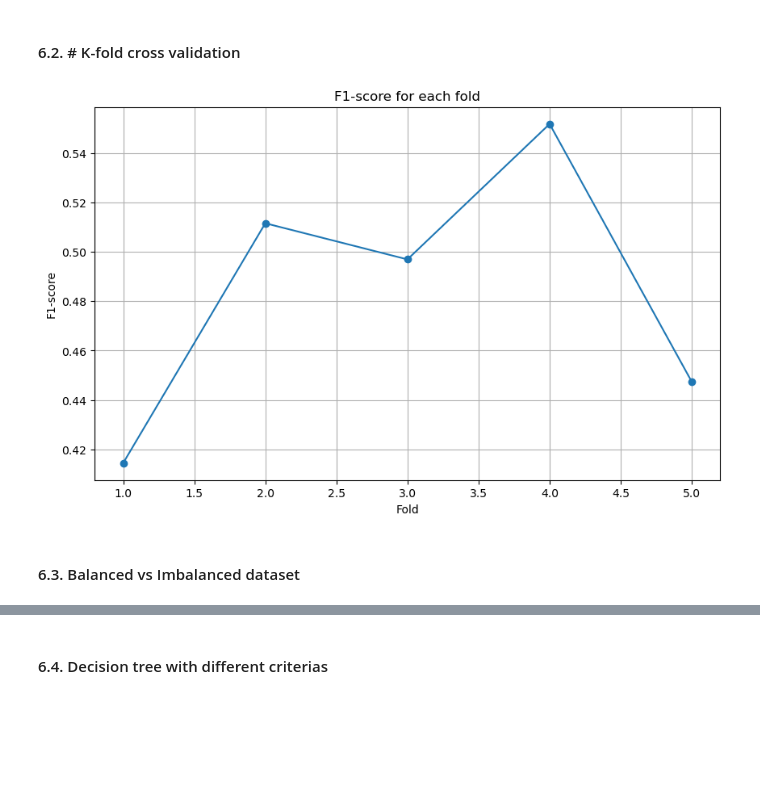
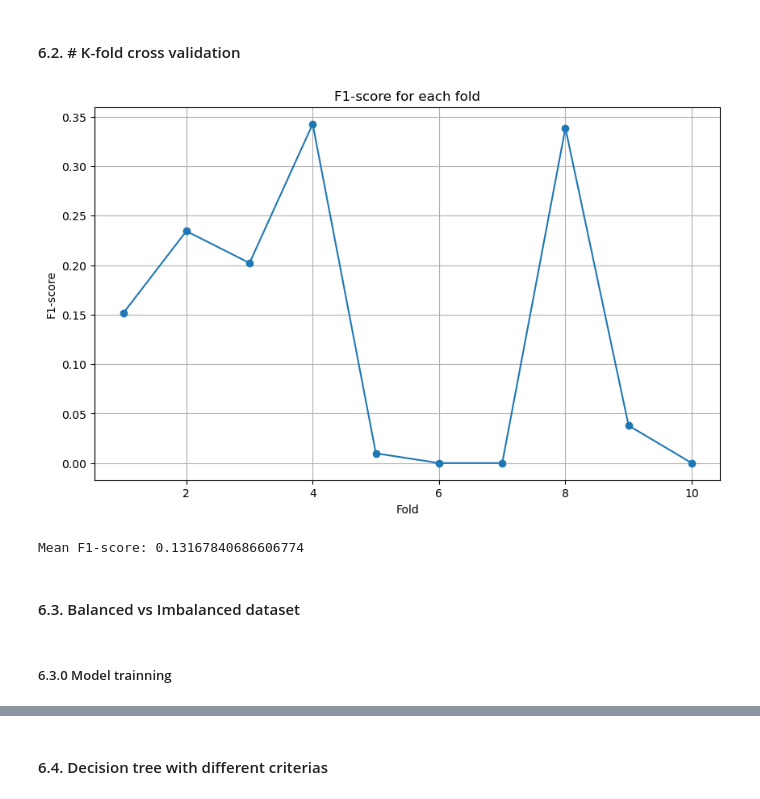
Before and after one commit to LuisDu902/MLChurnPrediction, a Jupyter notebook: project.ipynb, the cells around one changed output, grey strips where cells are left out. Saved outputs shown, nothing was run; the diff lists cells and outputs as text; code cells hidden in the pictures; blank space fills up the shorter version.

```diff
--- a/project.ipynb
+++ b/project.ipynb
@@ -309,10 +309,10 @@ plt.show()
 
 ### 5. Model training
 # %%
-all_inputs = dataframe[['CreditScore', 'Gender', 'Age', 'Tenure', 'Balance', 'NumOfProducts', 'HasCrCard', 'IsActiveMember', 'EstimatedSalary']].values
-all_labels = dataframe['Exited'].values
+balanced_inputs = balancedDataframe[['CreditScore', 'Gender', 'Age', 'Tenure', 'Balance', 'NumOfProducts', 'HasCrCard', 'IsActiveMember', 'EstimatedSalary']].values
+balanced_labels = balancedDataframe['Exited'].values
 
-(training_inputs, testing_inputs, training_classes, testing_classes) = train_test_split(all_inputs, all_labels, test_size=0.25, random_state=1)
+(balanced_training_inputs, balanced_testing_inputs, balanced_training_classes, balanced_testing_classes) = train_test_split(balanced_inputs, balanced_labels, test_size=0.25, random_state=1)
 # %% [markdown]
 #### 5.1. Decision tree
 # %%
@@ -469,33 +481,33 @@ To conduct tests with different training set sizes, we defined values between 60
 # %%
 # K-fold cross validation
 # aplicar este algoritmo
 
 import numpy as np
+from sklearn.model_selection import cross_val_score, StratifiedKFold
+
+
+np.random.seed(1)
 
 clf = MLPClassifier()
 f1_scorer = make_scorer(f1_score, pos_label='1')
 
-f1_scores_per_fold = []
+# K-fold cross validation
+cv = StratifiedKFold(n_splits=10, shuffle=True, random_state=42)
+cv_scores = cross_val_score(clf, all_inputs, all_labels, cv=cv, scoring=f1_scorer)
 
-# faço 10 vezes para ter uma média
-for _ in range(10):
-    # K-fold com K = 5
-    cv_scores = cross_val_score(clf, all_inputs, all_labels, cv=5, scoring=f1_scorer)
-    f1_scores_per_fold.append(cv_scores)
-
-
-f1_scores_per_fold = np.array(f1_scores_per_fold)
-mean_f1_score_per_fold = f1_scores_per_fold.mean(axis=0)
-mean_mean_f1_score = mean_f1_score_per_fold.mean()
+mean_f1_score = np.mean(cv_scores)
 
 plt.figure(figsize=(10, 6))
-plt.plot(np.arange(1, 6), mean_f1_score_per_fold, marker='o', linestyle='-')
+plt.plot(np.arange(1, 11), cv_scores, marker='o', linestyle='-')
 plt.xlabel('Fold')
 plt.ylabel('F1-score')
 plt.title('F1-score for each fold')
 plt.grid(True)
 plt.show()
+
+print("Mean F1-score:", mean_f1_score)
 # %% [output]
-[figure, old version]
+[figure, new version]
+Mean F1-score: 0.13167840686606774
 # %% [markdown]
 #### 6.3. Balanced vs Imbalanced dataset
@@ -505,0 +514,2 @@ plt.show()
+# %% [markdown]
+##### 6.3.0 Model trainning
```
Also changed, not shown: parts of 23 cells of this notebook.
